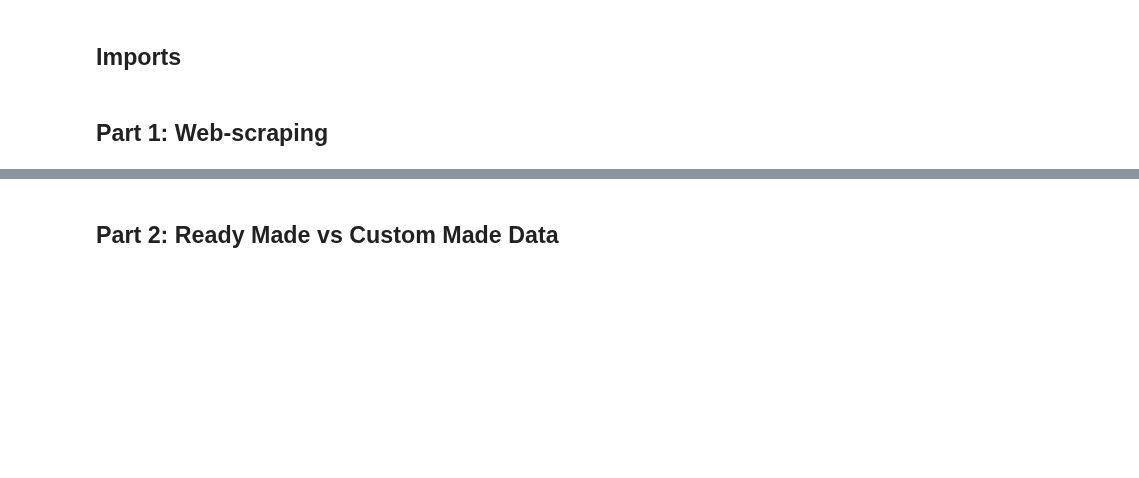
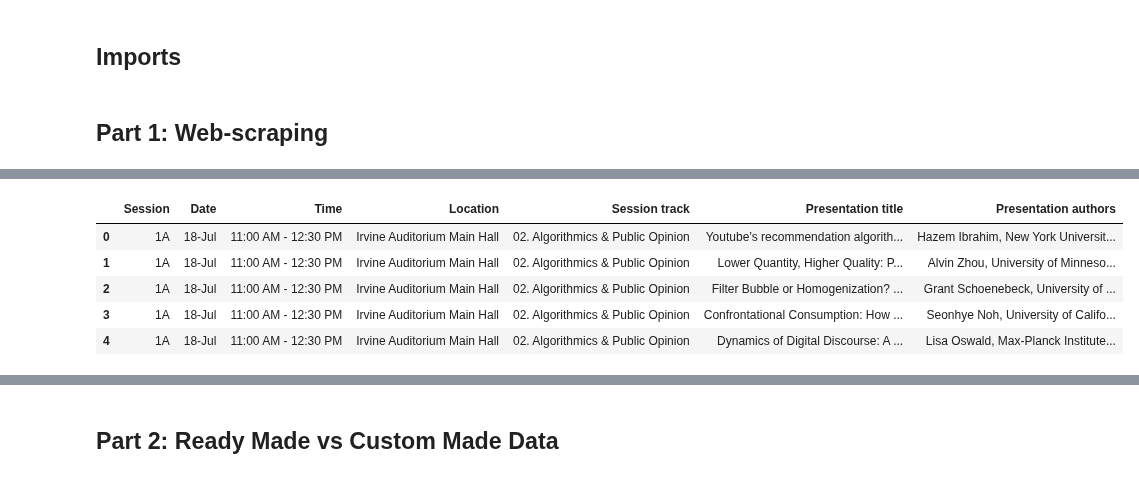
Before and after one commit to CarolineMortensen/Group_project_CSS, a Jupyter notebook: Assignment1_code.ipynb, the cells around one changed output, grey strips where cells are left out. Cells and saved outputs as stored; diff of their text form; code cells hidden in the pictures; blank space fills up the shorter version.

```diff
--- a/Assignment1_code.ipynb
+++ b/Assignment1_code.ipynb
@@ -11,0 +327,10 @@ import time
+# %%
+panels = pd.read_csv('/Users/carolinemortensen/Desktop/KID/6. Semester/CSS/IC2S2_2024_oral_panels.xlsx - Sheet1.csv')
+panels.head()
+# %% [output]
+|  | Session | Date | Time | Location | Session track | Presentation title | Presentation authors |
+| 0 | 1A | 18-Jul | 11:00 AM - 12:30 PM | Irvine Auditorium Main Hall | 02. Algorithmics & Public Opinion | Youtube’s recommendation algorith... | Hazem Ibrahim, New York Universit... |
+| 1 | 1A | 18-Jul | 11:00 AM - 12:30 PM | Irvine Auditorium Main Hall | 02. Algorithmics & Public Opinion | Lower Quantity, Higher Quality: P... | Alvin Zhou, University of Minneso... |
+| 2 | 1A | 18-Jul | 11:00 AM - 12:30 PM | Irvine Auditorium Main Hall | 02. Algorithmics & Public Opinion | Filter Bubble or Homogenization? ... | Grant Schoenebeck, University of ... |
+| 3 | 1A | 18-Jul | 11:00 AM - 12:30 PM | Irvine Auditorium Main Hall | 02. Algorithmics & Public Opinion | Confrontational Consumption: How ... | Seonhye Noh, University of Califo... |
+| 4 | 1A | 18-Jul | 11:00 AM - 12:30 PM | Irvine Auditorium Main Hall | 02. Algorithmics & Public Opinion | Dynamics of Digital Discourse: A ... | Lisa Oswald, Max-Planck Institute... |
```
Also changed, not shown: parts of 24 cells of this notebook.
